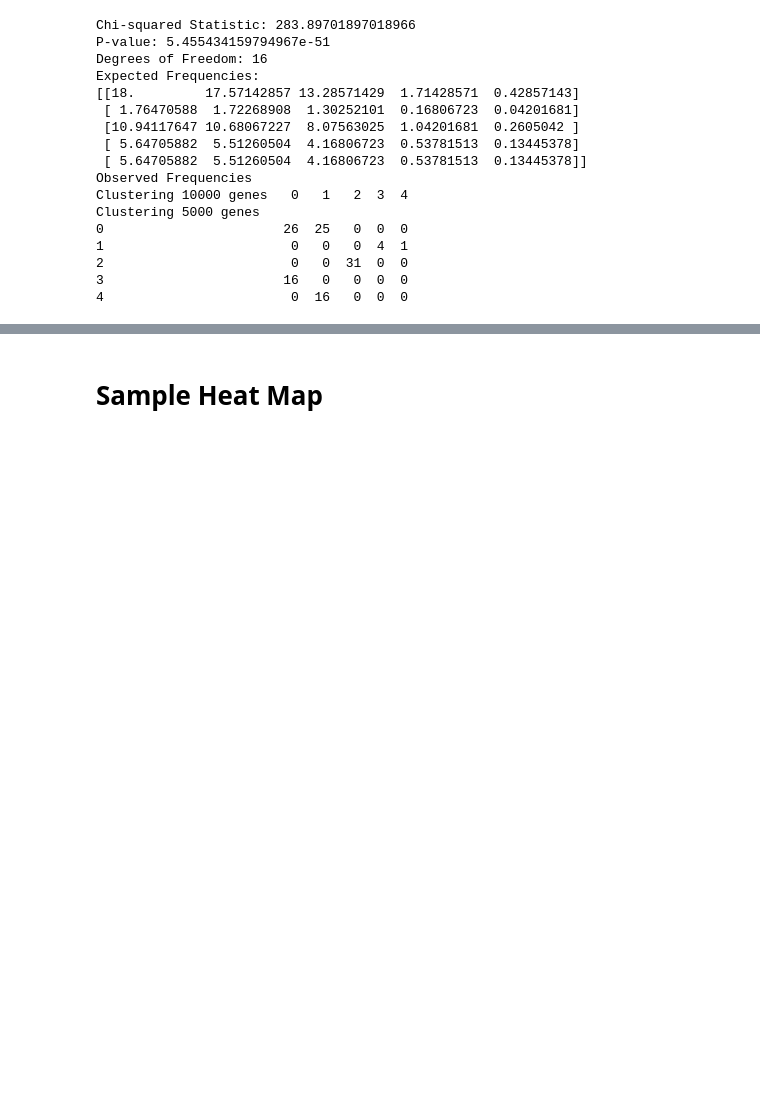
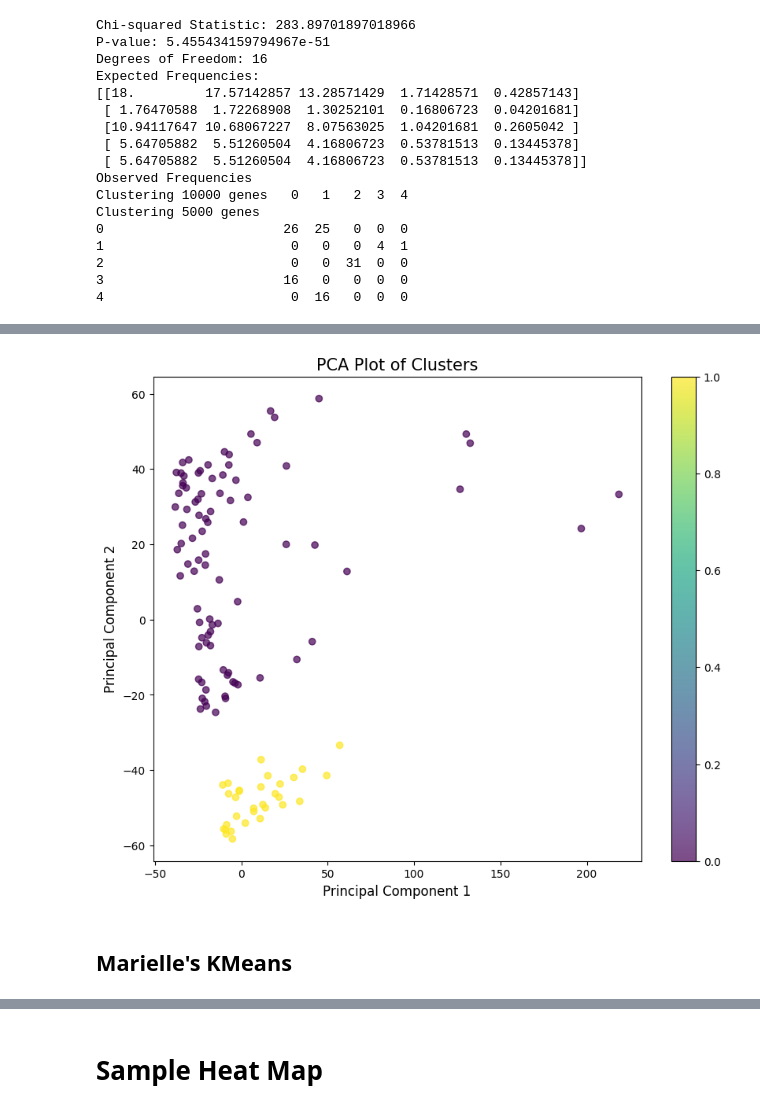
Before and after one commit to marielledoenges/BioInfoAlg_RheumArth, a Jupyter notebook: Bill/assignment3.ipynb, the cells around one changed output, grey strips where cells are left out. Cells and saved outputs as stored; diff of their text form; code cells hidden in the pictures; blank space fills up the shorter version.

```diff
--- a/Bill/assignment3.ipynb
+++ b/Bill/assignment3.ipynb
@@ -1030,0 +1061,11 @@ fig.show()
+# %%
+spectral_clustering = SpectralClustering(n_clusters=2, affinity='nearest_neighbors', random_state=42)
+
+# Fit the spectral clustering model and predict cluster labels
+spectral_labels = spectral_clustering.fit_predict(df_5000_numpy)
+# %%
+plot_pca_clusters(df_5000, spectral_labels)
+# %% [output]
+[figure, added]
+# %% [markdown]
+## Marielle's KMeans
```
Also changed, not shown: parts of 26 cells of this notebook, 1 other file.
